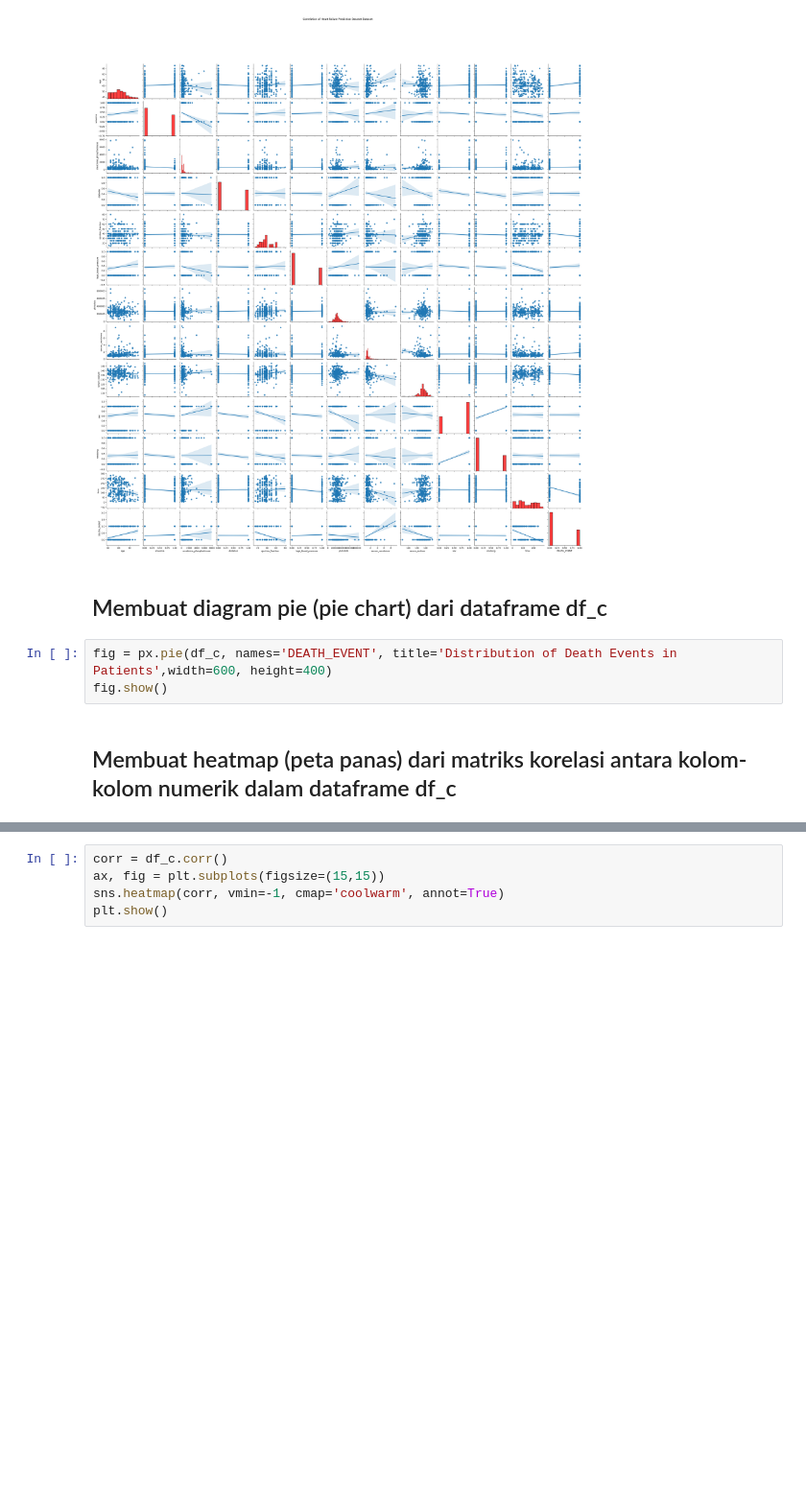
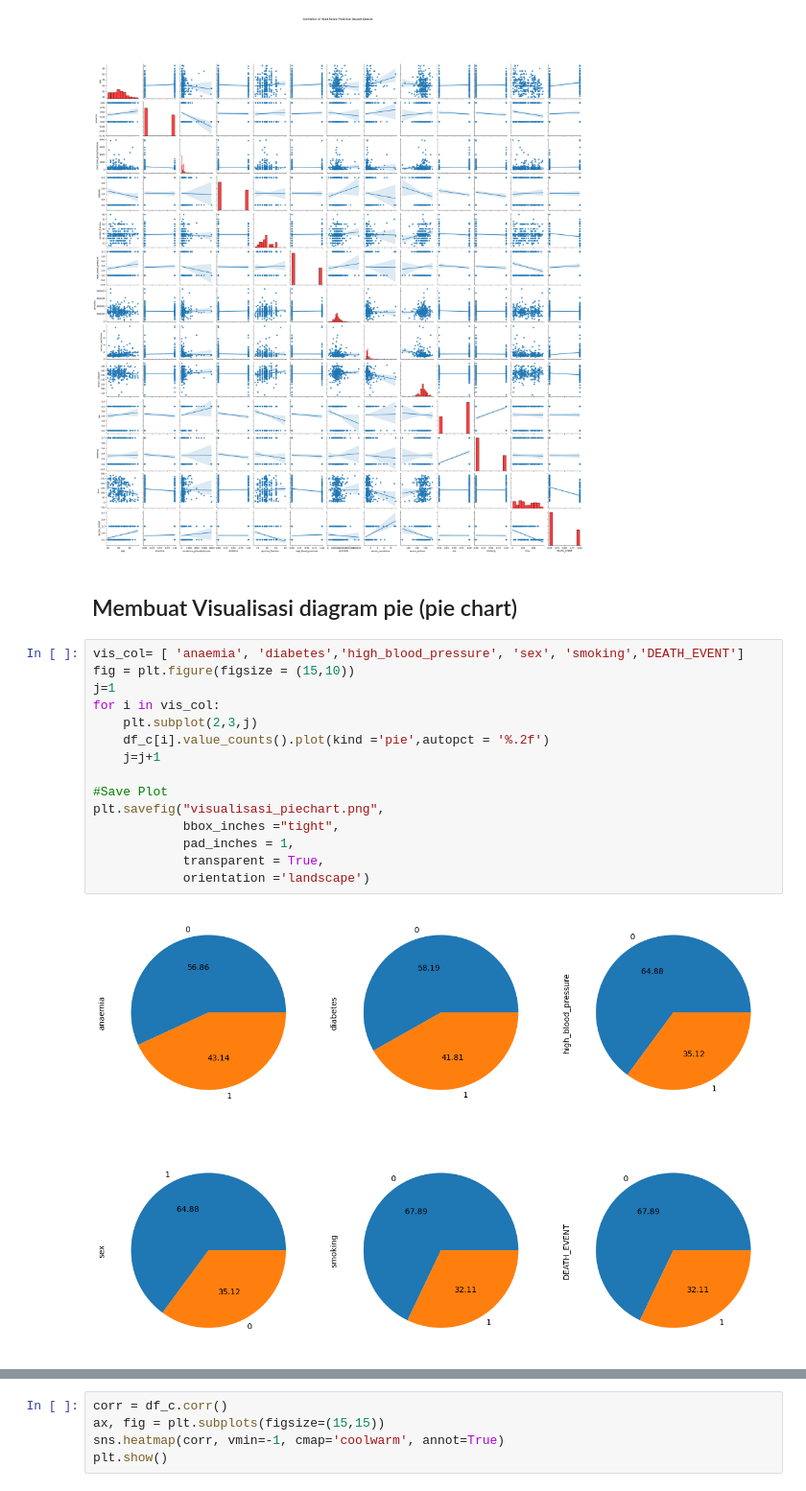
Before and after one commit to erikawkr/Final-Project3-Python-, a Jupyter notebook: PYTN_KampusMerdeka_fp3_Erika Taniya Devi Winckler.ipynb, the cells around one changed output, grey strips where cells are left out. Shown at 96% size. Cells and saved outputs as stored; diff of their text form; blank space fills up the shorter version.

```diff
--- a/PYTN_KampusMerdeka_fp3_Erika Taniya Devi Winckler.ipynb
+++ b/PYTN_KampusMerdeka_fp3_Erika Taniya Devi Winckler.ipynb
@@ -194,9 +355,21 @@ plt.show()
 # %% [output]
 [figure]
 # %% [markdown]
-## Membuat diagram pie (pie chart) dari dataframe df_c
+## Membuat Visualisasi diagram pie (pie chart)
-# %%
-fig = px.pie(df_c, names='DEATH_EVENT', title='Distribution of Death Events in Patients',width=600, height=400)
-fig.show()
-# %% [markdown]
-## Membuat heatmap (peta panas) dari matriks korelasi antara kolom-kolom numerik dalam dataframe df_c
+# %%
+vis_col= [ 'anaemia', 'diabetes','high_blood_pressure', 'sex', 'smoking','DEATH_EVENT']
+fig = plt.figure(figsize = (15,10))
+j=1
+for i in vis_col:
+    plt.subplot(2,3,j)
+    df_c[i].value_counts().plot(kind ='pie',autopct = '%.2f')
+    j=j+1
+
+#Save Plot
+plt.savefig("visualisasi_piechart.png",
+            bbox_inches ="tight",
+            pad_inches = 1,
+            transparent = True,
+            orientation ='landscape')
+# %% [output]
+[figure, added]
```
Also changed, not shown: parts of 85 cells of this notebook, 5 other files.
